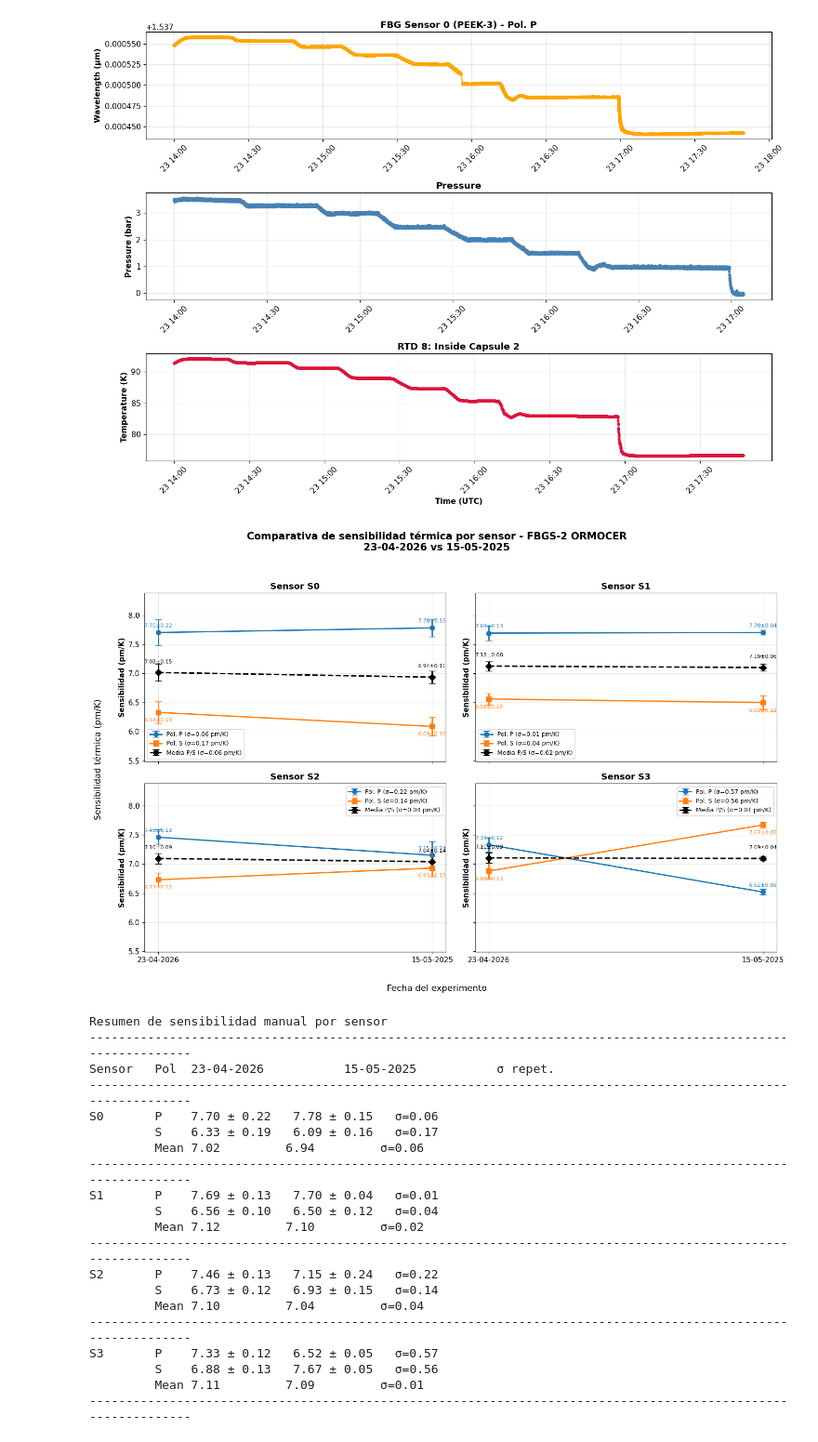
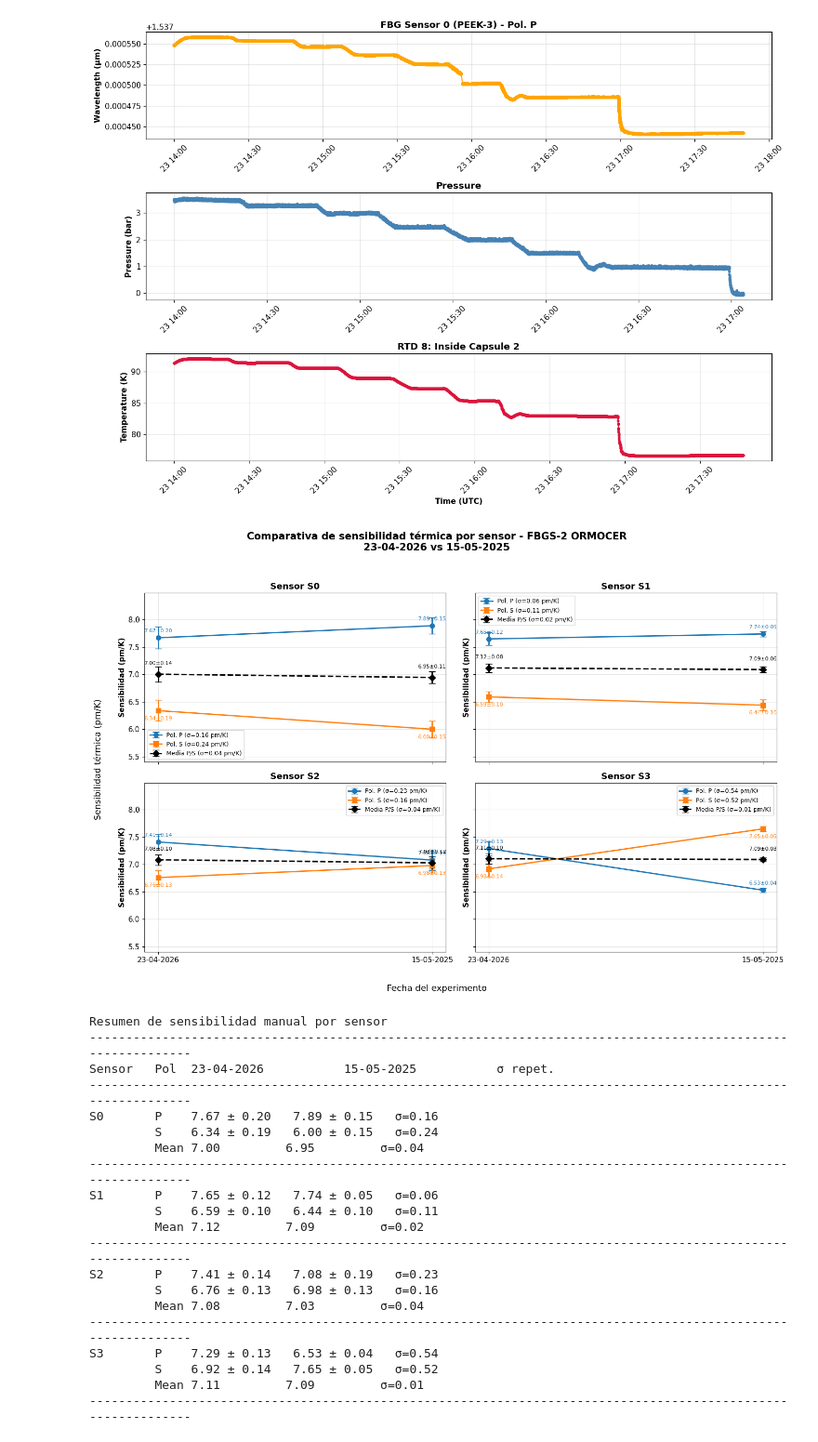
Before and after one commit to garpol/rtd-calibration-ana, a Jupyter notebook: FBG_Sensitivity_Analysis/Analysis Sens Press_FBGS2_200_23-04-2025_1.ipynb, the cells around one changed output. Shown at 93% size. Drawn from its saved outputs; the diff is of its cells as text; code cells hidden in the pictures.

```diff
--- a/FBG_Sensitivity_Analysis/Analysis Sens Press_FBGS2_200_23-04-2025_1.ipynb
+++ b/FBG_Sensitivity_Analysis/Analysis Sens Press_FBGS2_200_23-04-2025_1.ipynb
@@ -2033,13 +2033,13 @@ plateaus_to_remove = [1, 2, 3, 4, 5]  # Ejemplo: [1, 3] eliminaría el 1º y 3º
 # Plateaus ADICIONALES a añadir (formato: hora_inicio, hora_fin, descripción)
 plateaus_to_add = [
     ("14:15:00", "14:20:00", "Plateau añadido manualmente"),
-    ("14:30:00", "14:40:00", "Plateau añadido manualmente"),
-    ("15:00:00", "15:05:00", "Plateau añadido manualmente"),
+    ("14:34:00", "14:44:00", "Plateau añadido manualmente"),
+    ("14:59:00", "15:05:00", "Plateau añadido manualmente"),
     ("15:17:00", "15:25:00", "Plateau añadido manualmente"),
-    ("15:40:00", "15:45:00", "Plateau añadido manualmente"),
-    ("16:00:00", "16:05:00", "Plateau añadido manualmente"),
-    ("16:30:00", "16:40:00", "Plateau añadido manualmente"),
-    ("17:10:00", "17:45:00", "Plateau añadido manualmente"),
+    ("15:41:00", "15:46:00", "Plateau añadido manualmente"),
+    ("16:01:00", "16:08:00", "Plateau añadido manualmente"),
+    ("16:43:00", "16:55:00", "Plateau añadido manualmente"),
+    ("17:20:00", "17:45:00", "Plateau añadido manualmente"),
     # Añade aquí los plateaus que quieras adicionar:
 ]
 
@@ -3591,20 +3591,20 @@ x = np.arange(len(labels))
 # Datos manuales por sensor y polarización (pm/K ± error)
 data = {
     0: {
-        "P": {"values": [7.70, 7.78], "errors": [0.22, 0.15]},
-        "S": {"values": [6.33, 6.09], "errors": [0.19, 0.16]},
+        "P": {"values": [7.67, 7.89], "errors": [0.20, 0.15]},
+        "S": {"values": [6.34, 6.00], "errors": [0.19, 0.15]},
     },
     1: {
-        "P": {"values": [7.69, 7.70], "errors": [0.13, 0.04]},
-        "S": {"values": [6.56, 6.50], "errors": [0.10, 0.12]},
+        "P": {"values": [7.65, 7.74], "errors": [0.12, 0.05]},
+        "S": {"values": [6.59, 6.44], "errors": [0.10, 0.10]},
     },
     2: {
-        "P": {"values": [7.46, 7.15], "errors": [0.13, 0.24]},
-        "S": {"values": [6.73, 6.93], "errors": [0.12, 0.15]},
+        "P": {"values": [7.41, 7.08], "errors": [0.14, 0.19]},
+        "S": {"values": [6.76, 6.98], "errors": [0.13, 0.13]},
     },
     3: {
-        "P": {"values": [7.33, 6.52], "errors": [0.12, 0.05]},
-        "S": {"values": [6.88, 7.67], "errors": [0.13, 0.05]},
+        "P": {"values": [7.29, 6.53], "errors": [0.13, 0.04]},
+        "S": {"values": [6.92, 7.65], "errors": [0.14, 0.05]},
     },
 }
 
@@ -3715,51 +3715,51 @@ fig.suptitle(
     fontweight="bold",
 )
 fig.supxlabel("Fecha del experimento")
 fig.supylabel("Sensibilidad térmica (pm/K)")
 
 # Escala común para comparar mejor entre sensores
 all_values = np.array(all_values)
 ymin = all_values.min() - 0.6
 ymax = all_values.max() + 0.6
 for ax in axes:
     ax.set_ylim(ymin, ymax)
 
 plt.tight_layout(rect=[0.02, 0.02, 1, 0.95])
 plt.show()
 
 # Resumen tabulado
 print("Resumen de sensibilidad manual por sensor")
 print("-" * 110)
 print(f"{'Sensor':<8} {'Pol':<4} {'23-04-2026':<20} {'15-05-2025':<20} {'σ repet.':<12}")
 print("-" * 110)
 for sensor_idx in range(4):
     p_values = data[sensor_idx]["P"]["values"]
     s_values = data[sensor_idx]["S"]["values"]
     mean_values = [(p + s) / 2 for p, s in zip(p_values, s_values)]
     sigma_mean = np.std(mean_values, ddof=1)
     print(f"S{sensor_idx:<7} {'P':<4} {p_values[0]:.2f} ± {data[sensor_idx]['P']['errors'][0]:.2f}   {p_values[1]:.2f} ± {data[sensor_idx]['P']['errors'][1]:.2f}   σ={np.std(p_values, ddof=1):.2f}")
     print(f"{'':<8} {'S':<4} {s_values[0]:.2f} ± {data[sensor_idx]['S']['errors'][0]:.2f}   {s_values[1]:.2f} ± {data[sensor_idx]['S']['errors'][1]:.2f}   σ={np.std(s_values, ddof=1):.2f}")
     print(f"{'':<8} {'Mean':<4} {mean_values[0]:.2f}         {mean_values[1]:.2f}         σ={sigma_mean:.2f}")
     print("-" * 110)
 # %% [output]
-[figure, old version]
+[figure, new version]
 Resumen de sensibilidad manual por sensor
 --------------------------------------------------------------------------------------------------------------
 Sensor   Pol  23-04-2026           15-05-2025           σ repet.
 --------------------------------------------------------------------------------------------------------------
-S0       P    7.70 ± 0.22   7.78 ± 0.15   σ=0.06
-         S    6.33 ± 0.19   6.09 ± 0.16   σ=0.17
-         Mean 7.02         6.94         σ=0.06
+S0       P    7.67 ± 0.20   7.89 ± 0.15   σ=0.16
+         S    6.34 ± 0.19   6.00 ± 0.15   σ=0.24
+         Mean 7.00         6.95         σ=0.04
 --------------------------------------------------------------------------------------------------------------
-S1       P    7.69 ± 0.13   7.70 ± 0.04   σ=0.01
-         S    6.56 ± 0.10   6.50 ± 0.12   σ=0.04
-         Mean 7.12         7.10         σ=0.02
+S1       P    7.65 ± 0.12   7.74 ± 0.05   σ=0.06
+         S    6.59 ± 0.10   6.44 ± 0.10   σ=0.11
+         Mean 7.12         7.09         σ=0.02
 --------------------------------------------------------------------------------------------------------------
-S2       P    7.46 ± 0.13   7.15 ± 0.24   σ=0.22
-         S    6.73 ± 0.12   6.93 ± 0.15   σ=0.14
-         Mean 7.10         7.04         σ=0.04
+S2       P    7.41 ± 0.14   7.08 ± 0.19   σ=0.23
+         S    6.76 ± 0.13   6.98 ± 0.13   σ=0.16
+         Mean 7.08         7.03         σ=0.04
 --------------------------------------------------------------------------------------------------------------
-S3       P    7.33 ± 0.12   6.52 ± 0.05   σ=0.57
-         S    6.88 ± 0.13   7.67 ± 0.05   σ=0.56
+S3       P    7.29 ± 0.13   6.53 ± 0.04   σ=0.54
+         S    6.92 ± 0.14   7.65 ± 0.05   σ=0.52
          Mean 7.11         7.09         σ=0.01
 --------------------------------------------------------------------------------------------------------------
```
Also changed, not shown: parts of 4 cells of this notebook, 1 other file.
